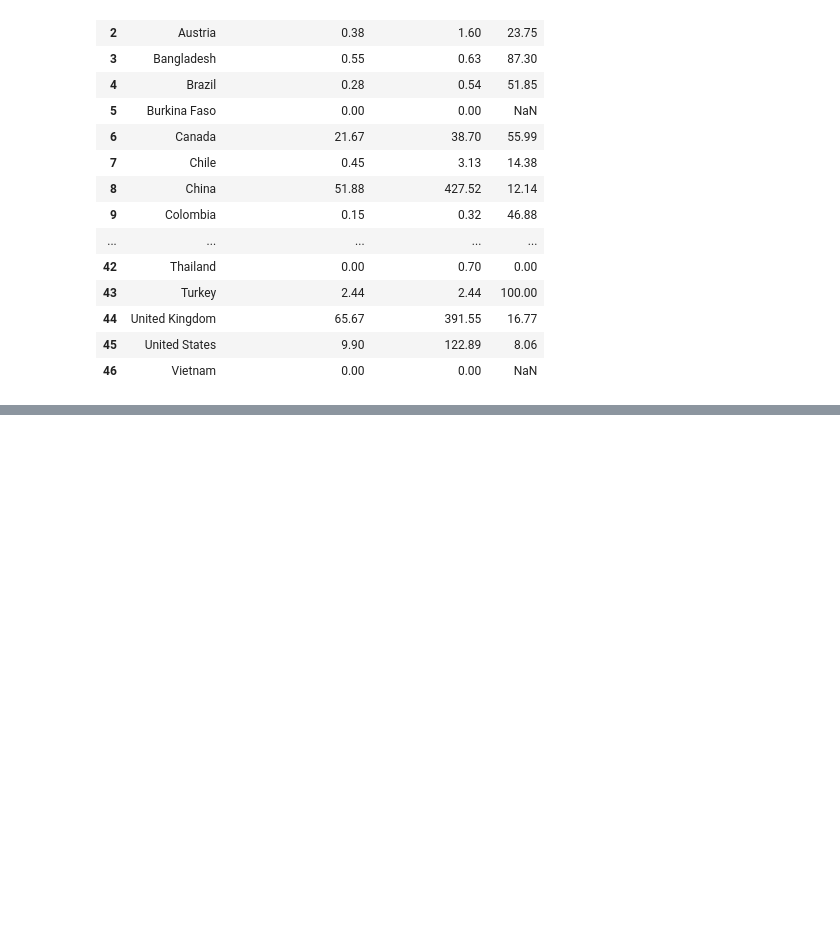
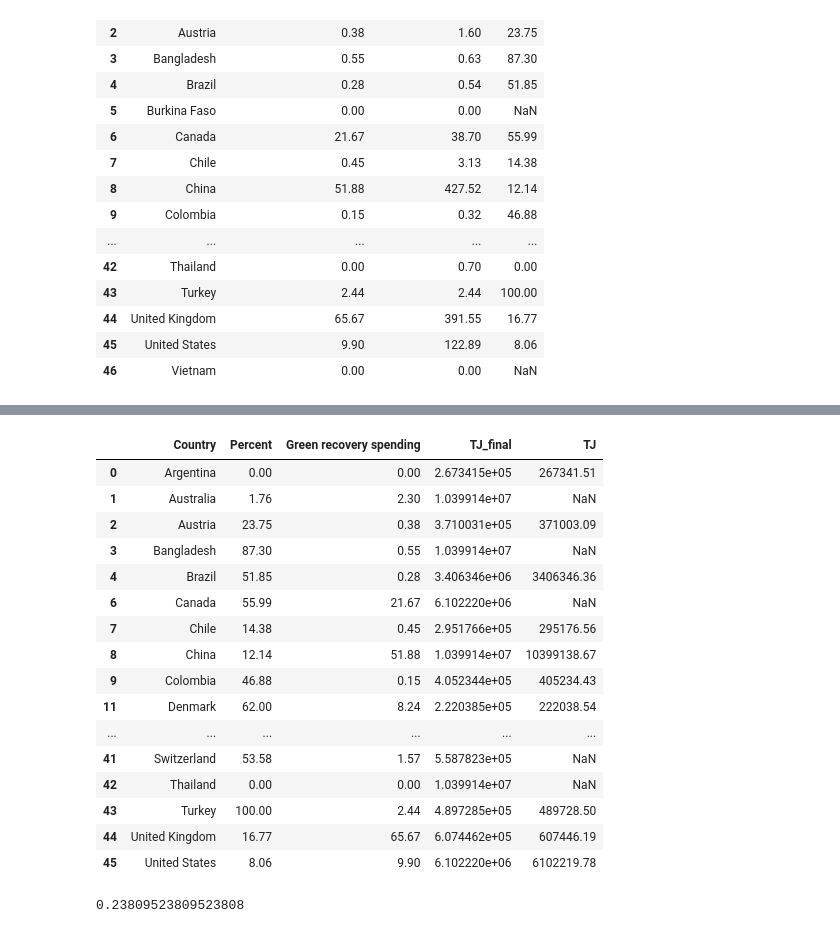
Before and after one commit to eimbloom/Test, a Jupyter notebook: Renewablecons.ipynb, the cells around one changed output, grey strips where cells are left out. Saved outputs shown, nothing was run; the diff lists cells and outputs as text; code cells hidden in the pictures; blank space fills up the shorter version.

```diff
--- a/Renewablecons.ipynb
+++ b/Renewablecons.ipynb
@@ -139,3 +253,30 @@ GROmerge
+# %%
+GROmerge = GROmerge[['Country', 'Percent', 'Green recovery spending', 'TJ_final', 'TJ']]
+GROmerge
+# %% [output]
+|  | Country | Percent | Green recovery spending | TJ_final | TJ |
+| 0 | Argentina | 0.00 | 0.00 | 2.673415e+05 | 267341.51 |
+| 1 | Australia | 1.76 | 2.30 | 1.039914e+07 | NaN |
+| 2 | Austria | 23.75 | 0.38 | 3.710031e+05 | 371003.09 |
+| 3 | Bangladesh | 87.30 | 0.55 | 1.039914e+07 | NaN |
+| 4 | Brazil | 51.85 | 0.28 | 3.406346e+06 | 3406346.36 |
+| 6 | Canada | 55.99 | 21.67 | 6.102220e+06 | NaN |
+| 7 | Chile | 14.38 | 0.45 | 2.951766e+05 | 295176.56 |
+| 8 | China | 12.14 | 51.88 | 1.039914e+07 | 10399138.67 |
+| 9 | Colombia | 46.88 | 0.15 | 4.052344e+05 | 405234.43 |
+| 11 | Denmark | 62.00 | 8.24 | 2.220385e+05 | 222038.54 |
+| ... | ... | ... | ... | ... | ... |
+| 41 | Switzerland | 53.58 | 1.57 | 5.587823e+05 | NaN |
+| 42 | Thailand | 0.00 | 0.00 | 1.039914e+07 | NaN |
+| 43 | Turkey | 100.00 | 2.44 | 4.897285e+05 | 489728.50 |
+| 44 | United Kingdom | 16.77 | 65.67 | 6.074462e+05 | 607446.19 |
+| 45 | United States | 8.06 | 9.90 | 6.102220e+06 | 6102219.78 |
+# %%
+narows = GROmerge[GROmerge['TJ'].isna()]
+per_imputed = narows['TJ_final'].count() / GROmerge['TJ_final'].count()
+per_imputed
+# %% [output]
+0.23809523809523808
 # %%
 from pandas.plotting import scatter_matrix
 
```
Also changed, not shown: parts of 15 cells of this notebook, 4 other files.
